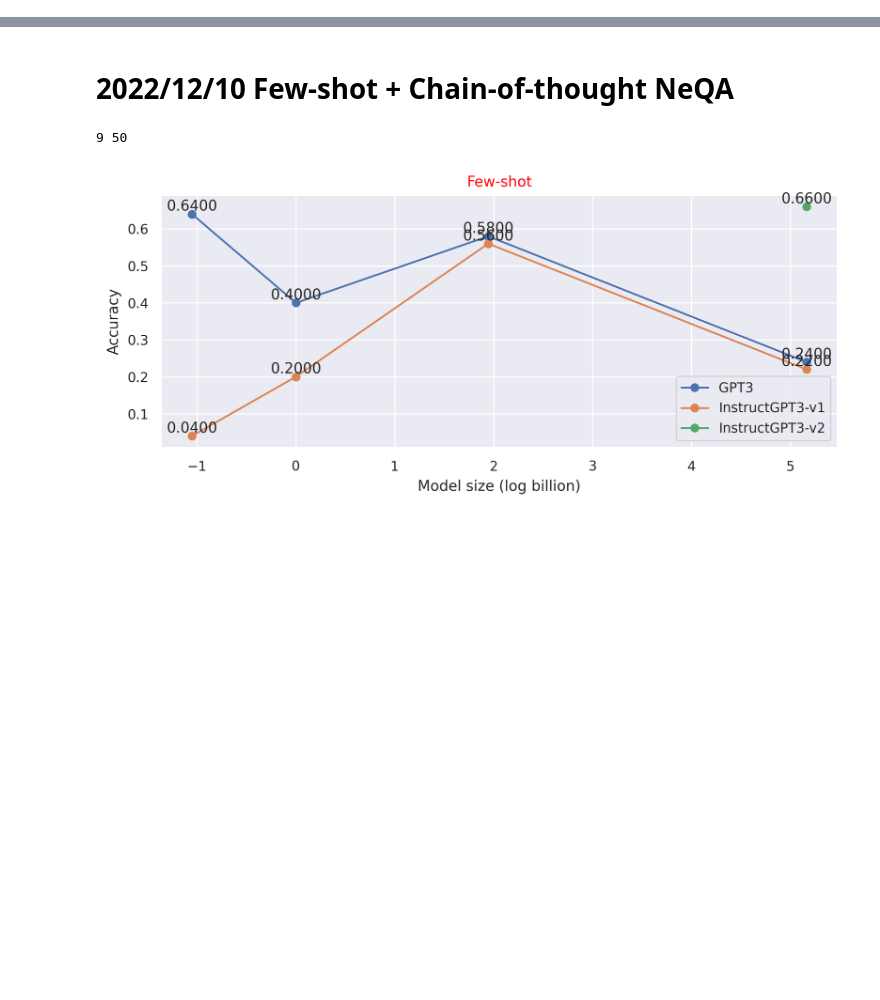
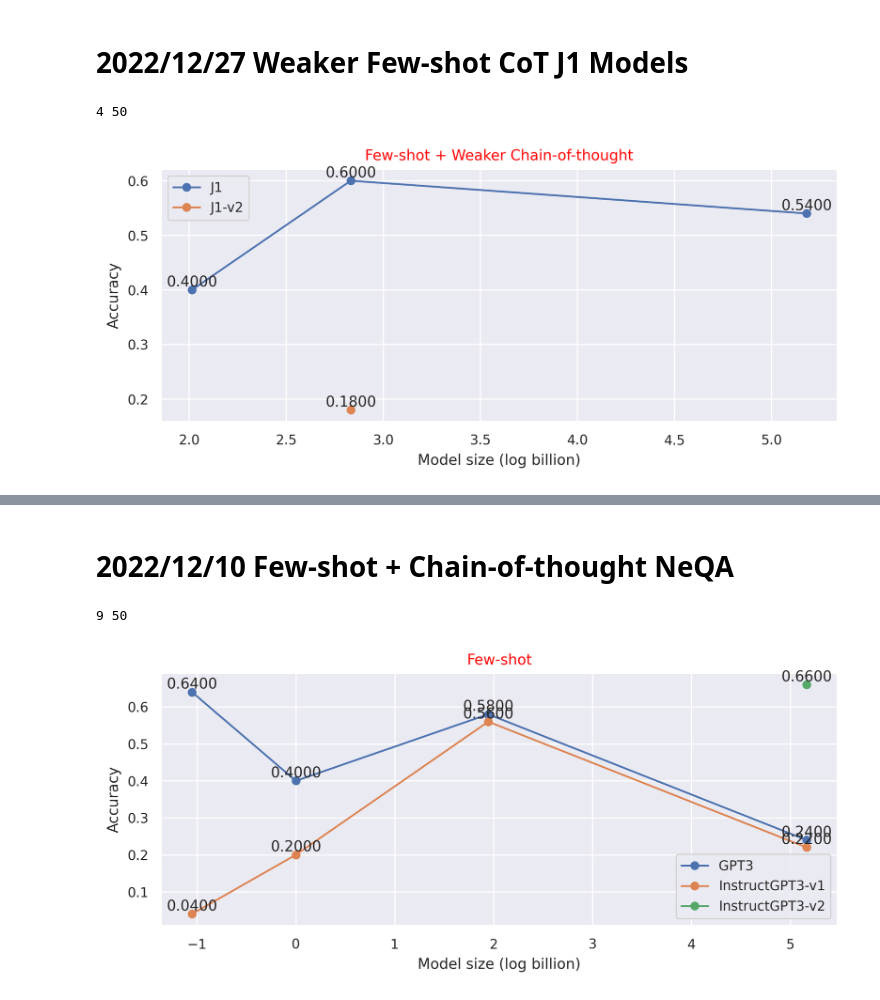
Before and after one commit to yuhui-zh15/InverseScaling, a Jupyter notebook: eval_pipeline/results/analyze_results.ipynb, the cells around one changed output, grey strips where cells are left out. Saved outputs shown, nothing was run; the diff lists cells and outputs as text; code cells hidden in the pictures; blank space fills up the shorter version.

```diff
--- a/eval_pipeline/results/analyze_results.ipynb
+++ b/eval_pipeline/results/analyze_results.ipynb
@@ -15,7 +15,7 @@ sns.set_context("paper")  # paper, notebook, talk, and poster
 def load_data(folder, models=["openai_ada", "openai_babbage", "openai_curie", "openai_davinci"], return_predictions=False, get_inputs=True, folder_filter=lambda x: True):
     results, predictions = [], []
     for model in models:
-        subfolder = [name for name in os.listdir(folder) if model in name and folder_filter(name)]
+        subfolder = [name for name in os.listdir(folder) if "neqa" in name and model == name.split("model=")[1].split(",")[0] and folder_filter(name)]
         assert len(subfolder) == 1, f"Found {len(subfolder)} subfolders for {model}"
         subfolder = subfolder[0]
         with open(f"{folder}/{subfolder}/per_instance_stats.json") as f:
@@ -109,3 +109,25 @@ def plot_multi_curves(accs_all, model_sizes_all, labels, title=None):
 
     plt.legend()
     plt.show()
+# %% [markdown]
+# 2022/12/27 Weaker Few-shot CoT J1 Models
+# %%
+inputs, results = load_data(
+    "../helm/benchmark_output/runs/1227_j1_weaker_cot",
+    models=["ai21_j1-large", "ai21_j1-grande", "ai21_j1-jumbo", "ai21_j1-grande-v2-beta"],
+    get_inputs=False,
+    folder_filter=lambda x: "cot=true" in x
+)
+print(len(results), len(results[0]))
+probs, accs = compute_stats(inputs, results, metric_name="suffix_exact_match")
+model_sizes = [np.log(7.5), np.log(17), np.log(178), np.log(17)]
+
+plot_multi_curves(
+    [accs[:3], accs[3:4]],
+    [model_sizes[:3], model_sizes[3:4]],
+    ["J1", "J1-v2"],
+    "Few-shot + Weaker Chain-of-thought"
+)
+# %% [output]
+4 50
+[figure, added]
```
Also changed, not shown: parts of 4 cells of this notebook.
